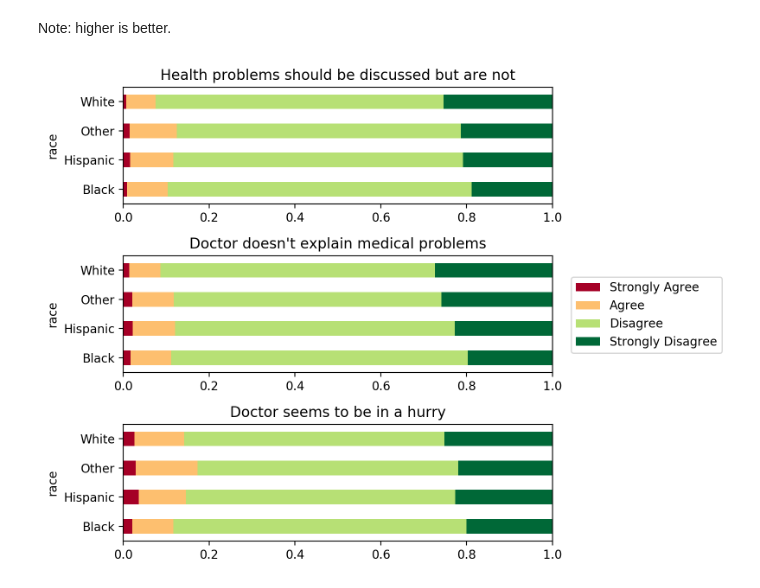
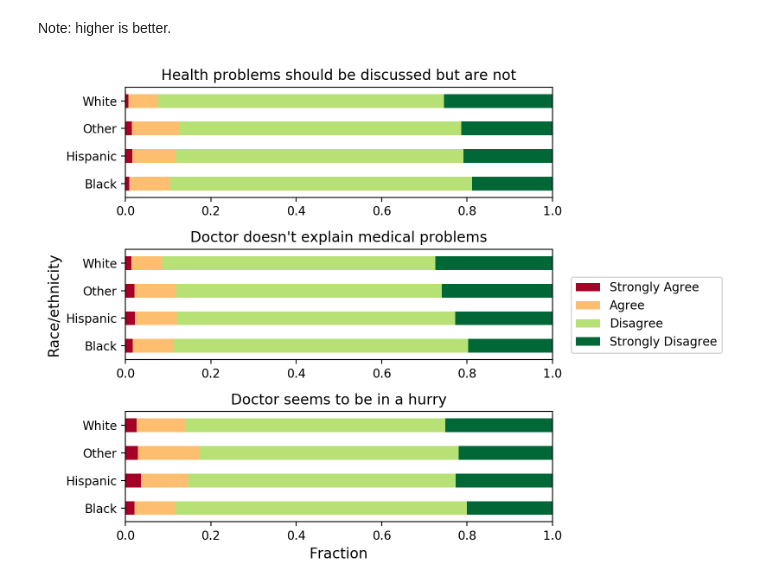
Before and after one commit to jwuphysics/health-data, a Jupyter notebook: medicare-current-beneficiary-survey_2013/notebook/A more detailed look at access to medical care.ipynb, the cells around one changed output. Cells and saved outputs as stored; diff of their text form; code cells hidden in the pictures.

```diff
--- a/medicare-current-beneficiary-survey_2013/notebook/A more detailed look at access to medical care.ipynb
+++ b/medicare-current-beneficiary-survey_2013/notebook/A more detailed look at access to medical care.ipynb
@@ -79,30 +79,34 @@ Note: higher is better.
 # %%
 fig, axes = plt.subplots(3, 1, figsize=(8, 6), dpi=200, sharex=False)
 
 questions_fmt = {'hurry': "Doctor seems to be in a hurry",
                  'explain': "Doctor doesn't explain medical problems",
                  'discuss': "Health problems should be discussed but are not"}
 
 for ax, cat in zip(axes, ['discuss', 'explain', 'hurry']):
     subset_df = access_df.groupby(['race', cat]).size().unstack().sort_index()
     subset_df.apply(lambda x: x / x.sum(), axis=1).plot.barh(ax=ax, colormap='RdYlGn', stacked=True, legend=False)
     ax.set_title(questions_fmt[cat])
 
     ax.set_xlim(0, 1.0)
+    ax.set_ylabel('')
+
+axes[1].set_ylabel('Race/ethnicity', fontsize=12)
+axes[2].set_xlabel('Fraction', fontsize=12)
 
 fig.tight_layout()
 fig.subplots_adjust(right=0.75)
 
 # change legend format
 agree_fmt = {1: 'Strongly Agree',
              2: 'Agree',
              3: 'Disagree',
              4: 'Strongly Disagree'}
 
 handles, labels = ax.get_legend_handles_labels()
 new_labels = [agree_fmt[int(z[0])] for z in labels]
 
 legend = fig.legend(handles, new_labels, loc='center right')
 legend.set_alpha(1.0)
 # %% [output]
-[figure, old version]
+[figure, new version]
```
Also changed, not shown: parts of 1 cell of this notebook.
